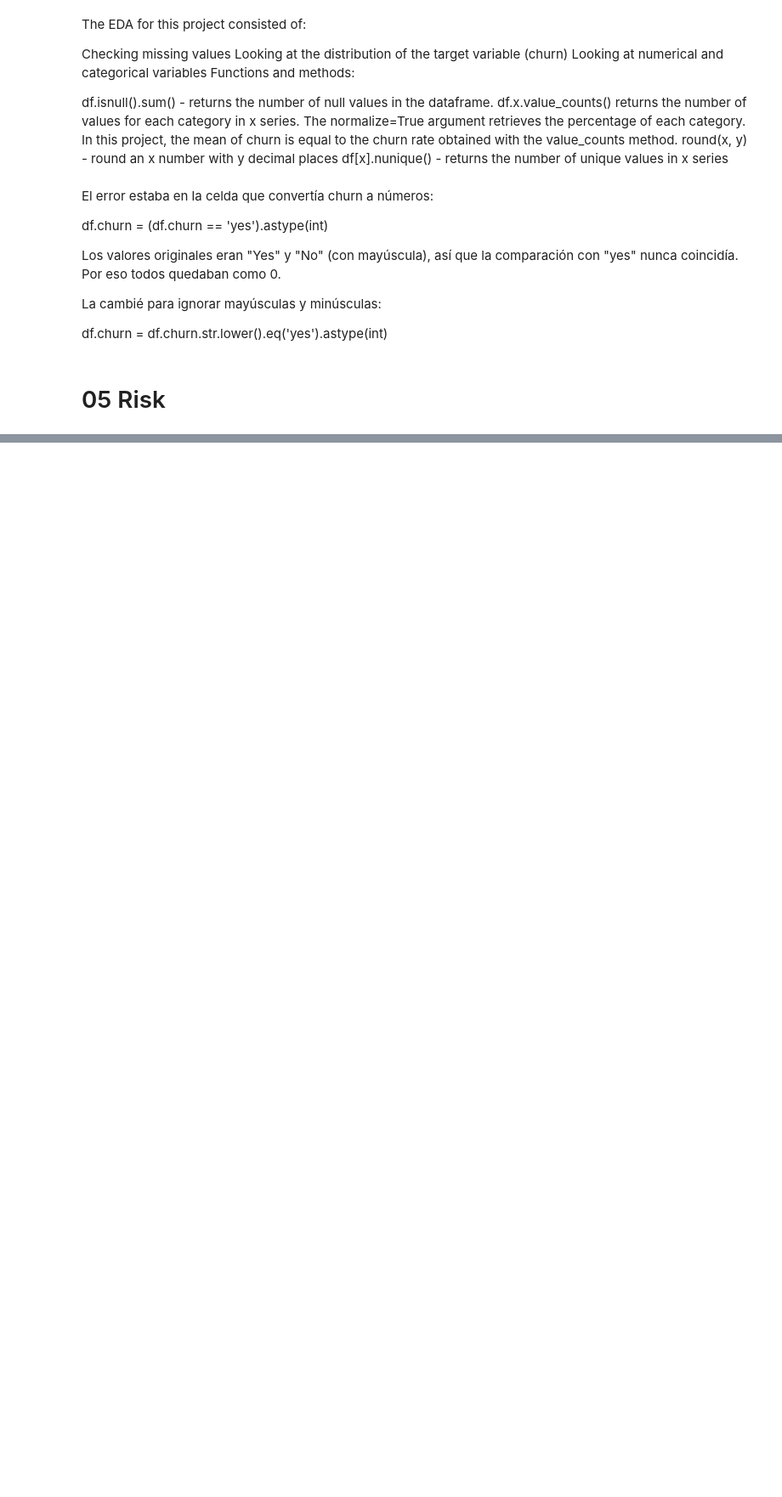
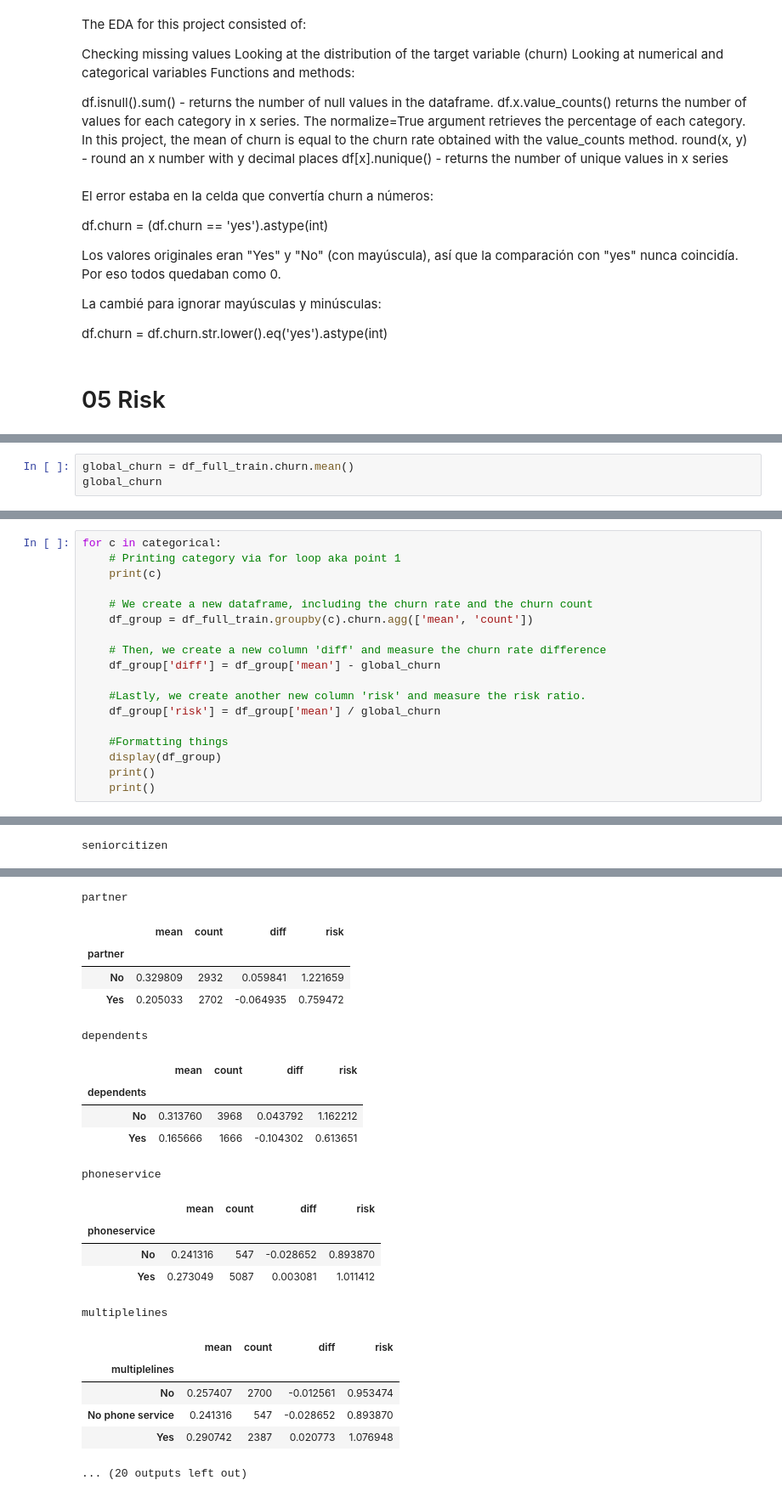
Before and after one commit to deimencart/ml-zoomcamp, a Jupyter notebook: Lesson3-Classification/H3_classification.ipynb, the cells around one changed output, grey strips where cells are left out. Shown at 85% size. Saved outputs shown, nothing was run; the diff lists cells and outputs as text; blank space fills up the shorter version.

```diff
--- a/Lesson3-Classification/H3_classification.ipynb
+++ b/Lesson3-Classification/H3_classification.ipynb
@@ -281,0 +300,3 @@ df.churn = df.churn.str.lower().eq('yes').astype(int)
+# %%
+global_churn = df_full_train.churn.mean()
+global_churn
@@ -281,0 +353,19 @@ df.churn = df.churn.str.lower().eq('yes').astype(int)
+# %%
+for c in categorical:
+    # Printing category via for loop aka point 1
+    print(c)
+
+    # We create a new dataframe, including the churn rate and the churn count
+    df_group = df_full_train.groupby(c).churn.agg(['mean', 'count'])
+
+    # Then, we create a new column 'diff' and measure the churn rate difference
+    df_group['diff'] = df_group['mean'] - global_churn
+
+    #Lastly, we create another new column 'risk' and measure the risk ratio.
+    df_group['risk'] = df_group['mean'] / global_churn
+
+    #Formatting things
+    display(df_group)
+    print()
+    print()
+# %% [output]
@@ -281,0 +377 @@ df.churn = df.churn.str.lower().eq('yes').astype(int)
+seniorcitizen
@@ -281,0 +382,22 @@ df.churn = df.churn.str.lower().eq('yes').astype(int)
+partner
+|  | mean | count | diff | risk |
+| partner |  |  |  |  |
+| No | 0.329809 | 2932 | 0.059841 | 1.221659 |
+| Yes | 0.205033 | 2702 | -0.064935 | 0.759472 |
+dependents
+|  | mean | count | diff | risk |
+| dependents |  |  |  |  |
+| No | 0.313760 | 3968 | 0.043792 | 1.162212 |
+| Yes | 0.165666 | 1666 | -0.104302 | 0.613651 |
+phoneservice
+|  | mean | count | diff | risk |
+| phoneservice |  |  |  |  |
+| No | 0.241316 | 547 | -0.028652 | 0.893870 |
+| Yes | 0.273049 | 5087 | 0.003081 | 1.011412 |
+multiplelines
+|  | mean | count | diff | risk |
+| multiplelines |  |  |  |  |
+| No | 0.257407 | 2700 | -0.012561 | 0.953474 |
+| No phone service | 0.241316 | 547 | -0.028652 | 0.893870 |
+| Yes | 0.290742 | 2387 | 0.020773 | 1.076948 |
+... (20 outputs left out)
```
Also changed, not shown: parts of 94 cells of this notebook.
